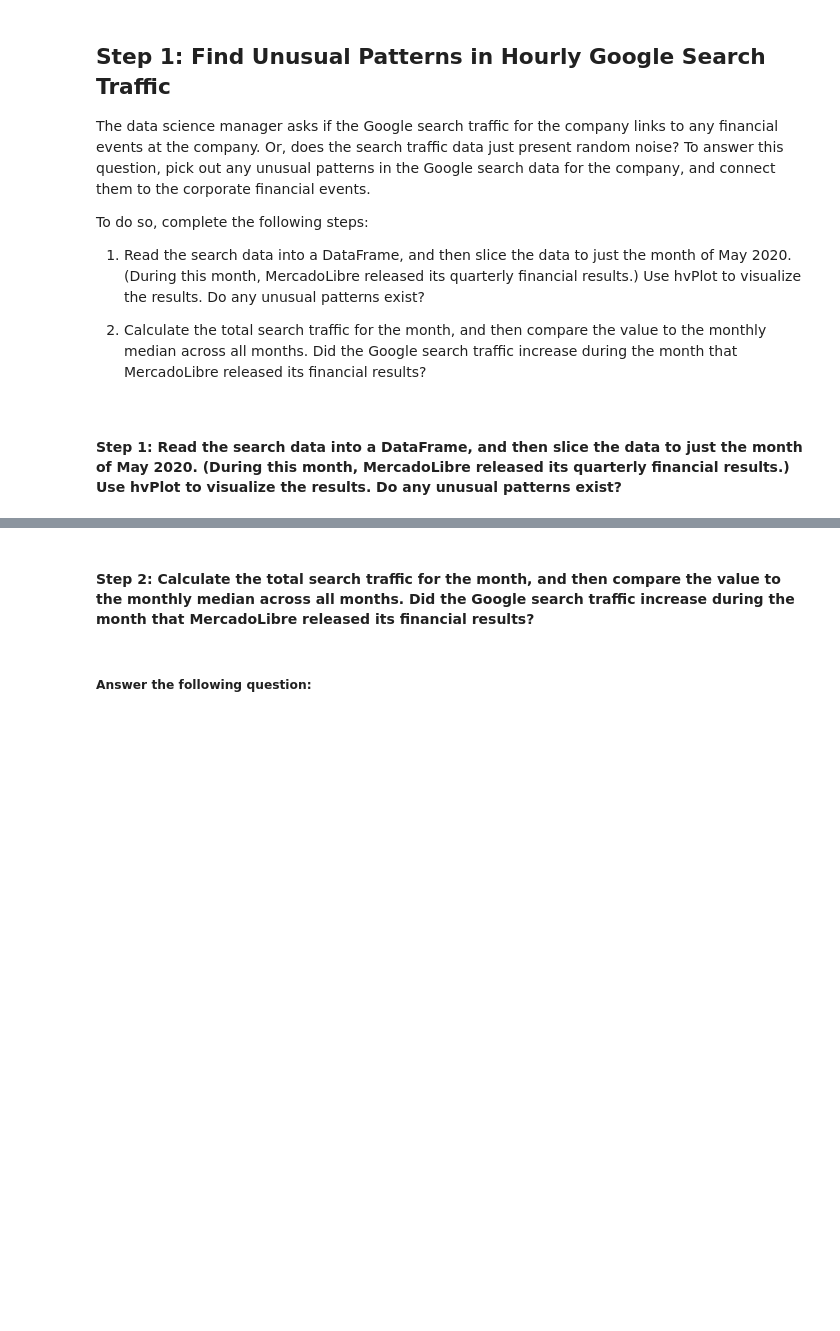
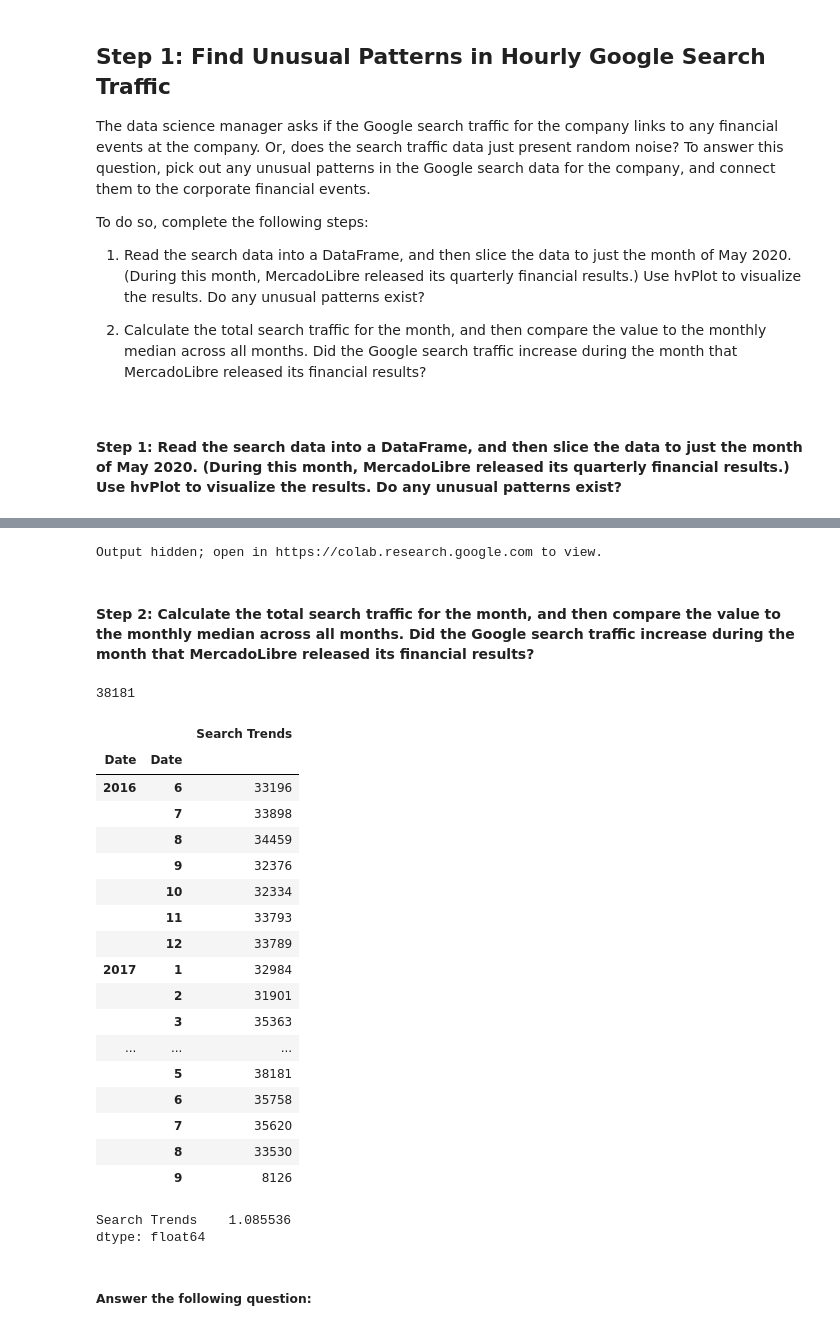
Before and after one commit to mightymiklas/Time_Series_Forecasting, a Jupyter notebook: forecasting_net_prophet.ipynb, the cells around one changed output, grey strips where cells are left out. Drawn from its saved outputs; the diff is of its cells as text; code cells hidden in the pictures; blank space fills up the shorter version.

```diff
--- a/forecasting_net_prophet.ipynb
+++ b/forecasting_net_prophet.ipynb
@@ -142,0 +137,12 @@ df_mercado_trends = # YOUR CODE HERE
+# %%
+#Set path
+google_path = Path('google_hourly_search_trends.csv')
+# %%
+#Store csv in pandas dataframe indexing date.
+df_mercado_trends = pd.read_csv(google_path,
+    index_col='Date',
+    parse_dates=True,
+    infer_datetime_format=True)
+
+# Review the first five rows
+df_mercado_trends.head()
@@ -148,28 +182,58 @@ df_mercado_trends = # YOUR CODE HERE
 hv.extension('bokeh')
 
 # Slice the DataFrame to just the month of May 2020
-df_may_2020 = df_mercado_trends.iloc['May 2020']
+df_may = df_mercado_trends.loc['2020-05-01':'2020-05-31']
 
 # Use hvPlot to visualize the data for May 2020
-df_may_2020_plot = df_may_2020.hvplot
+df_may_2020_plot = df_may.hvplot()
+df_may_2020_plot
+# %% [output]
+Output hidden; open in https://colab.research.google.com to view.
 # %% [markdown]
 #### Step 2: Calculate the total search traffic for the month, and then compare the value to the monthly median across all months. Did the Google search traffic increase during the month that MercadoLibre released its financial results?
 # %%
 # Calculate the sum of the total search traffic for May 2020
-traffic_may_2020 =
+traffic_may_2020 = df_may['Search Trends'].sum()
 
 # View the traffic_may_2020 value
-# YOUR CODE HERE
+traffic_may_2020
+# %% [output]
+38181
 # %%
 # Calcluate the monhtly median search traffic across all months
 # Group the DataFrame by index year and then index month, chain the sum and then the median functions
-median_monthly_traffic = # YOUR CODE HERE
-
+median_monthly_traffic = [df_mercado_trends.index.year, df_mercado_trends.index.month]
+total_monthly_traffic = df_mercado_trends.groupby(by=median_monthly_traffic).sum()
 # View the median_monthly_traffic value
-# YOUR CODE HERE
+total_monthly_traffic
+# %% [output]
+|  |  | Search Trends |
+| Date | Date |  |
+| 2016 | 6 | 33196 |
+|  | 7 | 33898 |
+|  | 8 | 34459 |
+|  | 9 | 32376 |
+|  | 10 | 32334 |
+|  | 11 | 33793 |
+|  | 12 | 33789 |
+| 2017 | 1 | 32984 |
+|  | 2 | 31901 |
+|  | 3 | 35363 |
+| ... | ... | ... |
+|  | 5 | 38181 |
+|  | 6 | 35758 |
+|  | 7 | 35620 |
+|  | 8 | 33530 |
+|  | 9 | 8126 |
 # %%
 # Compare the seach traffic for the month of May 2020 to the overall monthly median value
-# YOUR CODE HERE
+monthly_traffic_median = total_monthly_traffic.median()
+
+comparison = traffic_may_2020 / monthly_traffic_median
+comparison
+# %% [output]
+Search Trends    1.085536
+dtype: float64
 # %% [markdown]
 ##### Answer the following question:
 # %% [markdown]
```
Also changed, not shown: parts of 54 cells of this notebook.
